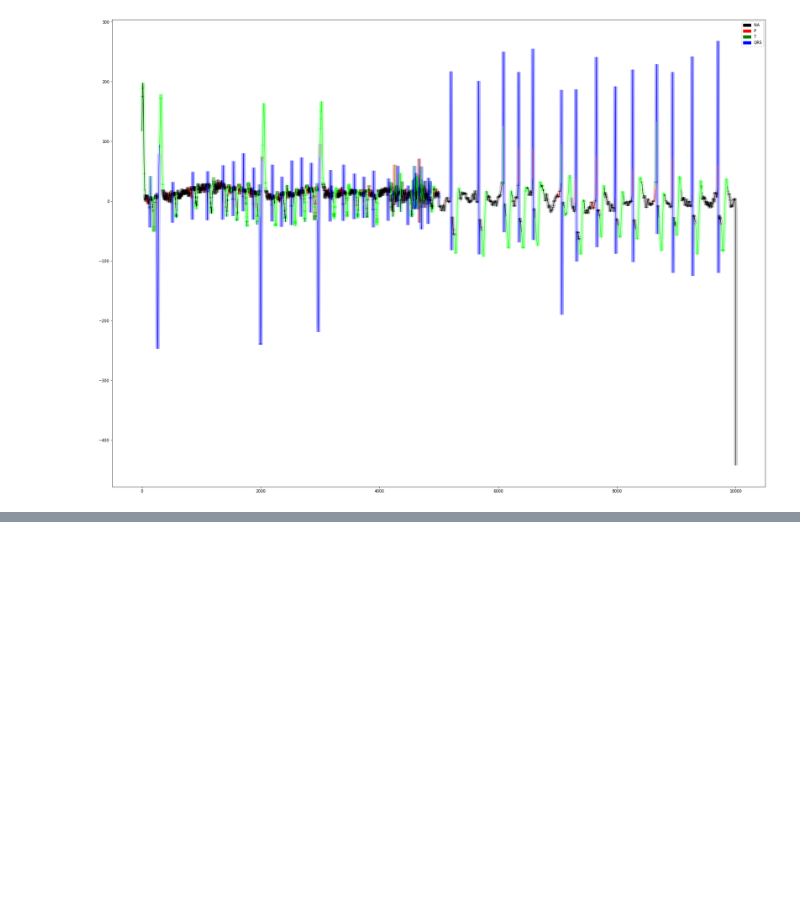
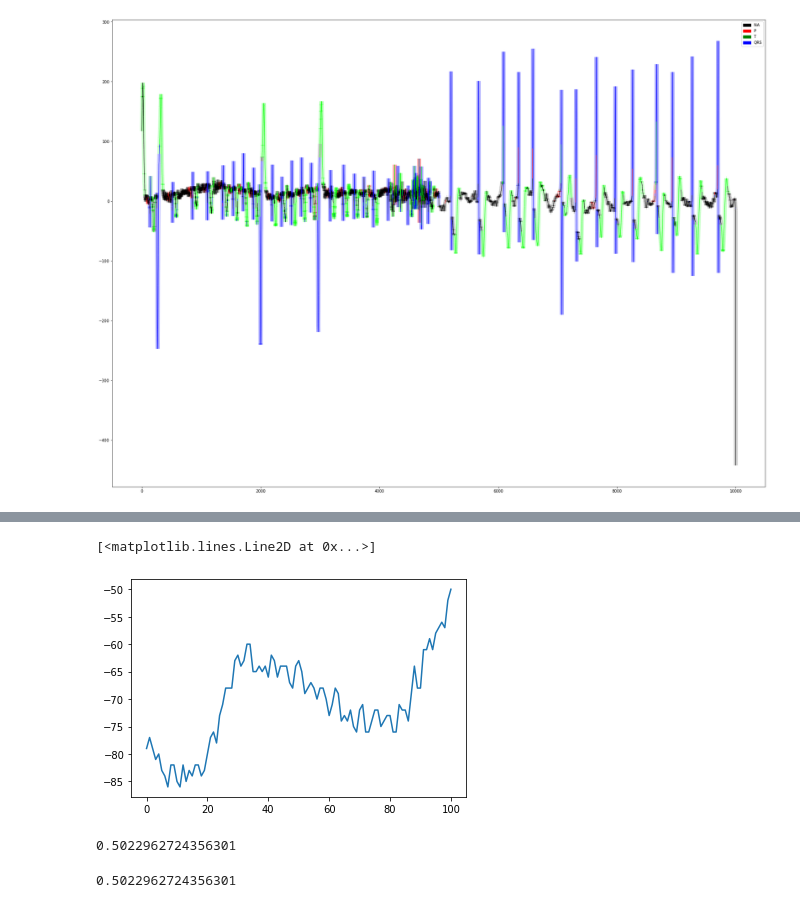
Before and after one commit to lavisheng/pytorch-ECGsegmentation, a Jupyter notebook: segmentation.ipynb, the cells around one changed output, grey strips where cells are left out. Drawn from its saved outputs; the diff is of its cells as text; code cells hidden in the pictures; blank space fills up the shorter version.

```diff
--- a/segmentation.ipynb
+++ b/segmentation.ipynb
@@ -301,0 +340,25 @@ cm / cm.astype(np.float).sum(axis=1)
+# %%
+data = sio.loadmat("./data/QTDataset/ecg1.mat")["ecgSignal"]
+plt.plot(data[:101])
+# %% [output]
+[<matplotlib.lines.Line2D at 0x...>]
+[figure, added]
+# %%
+image_list = glob.glob("./data/QTDataset/"+'*.mat')
+image_list.sort(key=lambda v: int(v[len("./data/QTDataset/ecg"):-4]))
+# get label paths
+label_list = glob.glob("./data/QTDataset/"+'*.csv')
+label_list.sort(key=lambda v: int(v[len("./data/QTDataset/ecg"):-4]))
+
+total_sigs = 0
+total_nonNA = 0
+for i in range(0, len(label_list)):
+   label_data = pd.read_csv(label_list[i])
+   total_sigs += sio.loadmat(image_list[i])["ecgSignal"].size
+   for _, row in label_data.iterrows():
+      total_nonNA += row['ROILimits_2'] + 1 - row['ROILimits_1']
+
+total_nonNA / total_sigs
+# %% [output]
+0.5022962724356301
+0.5022962724356301
```
Also changed, not shown: parts of 3 cells of this notebook.
